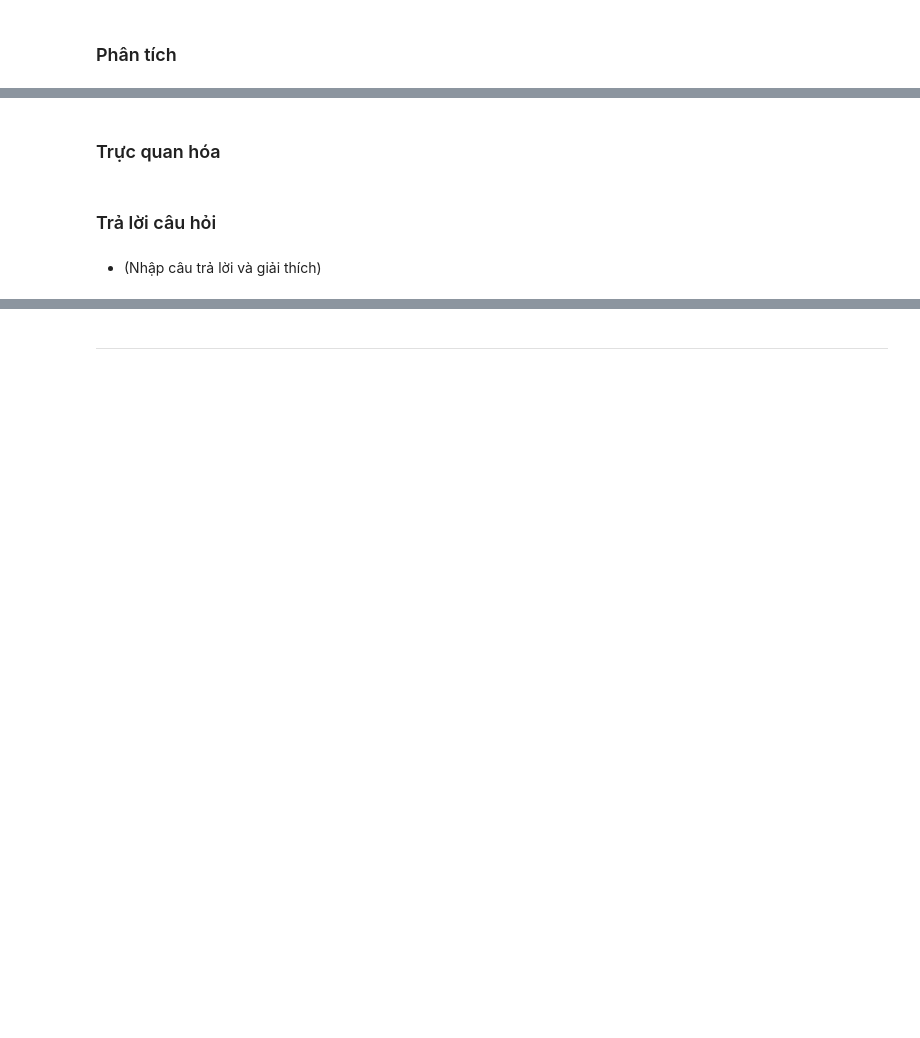
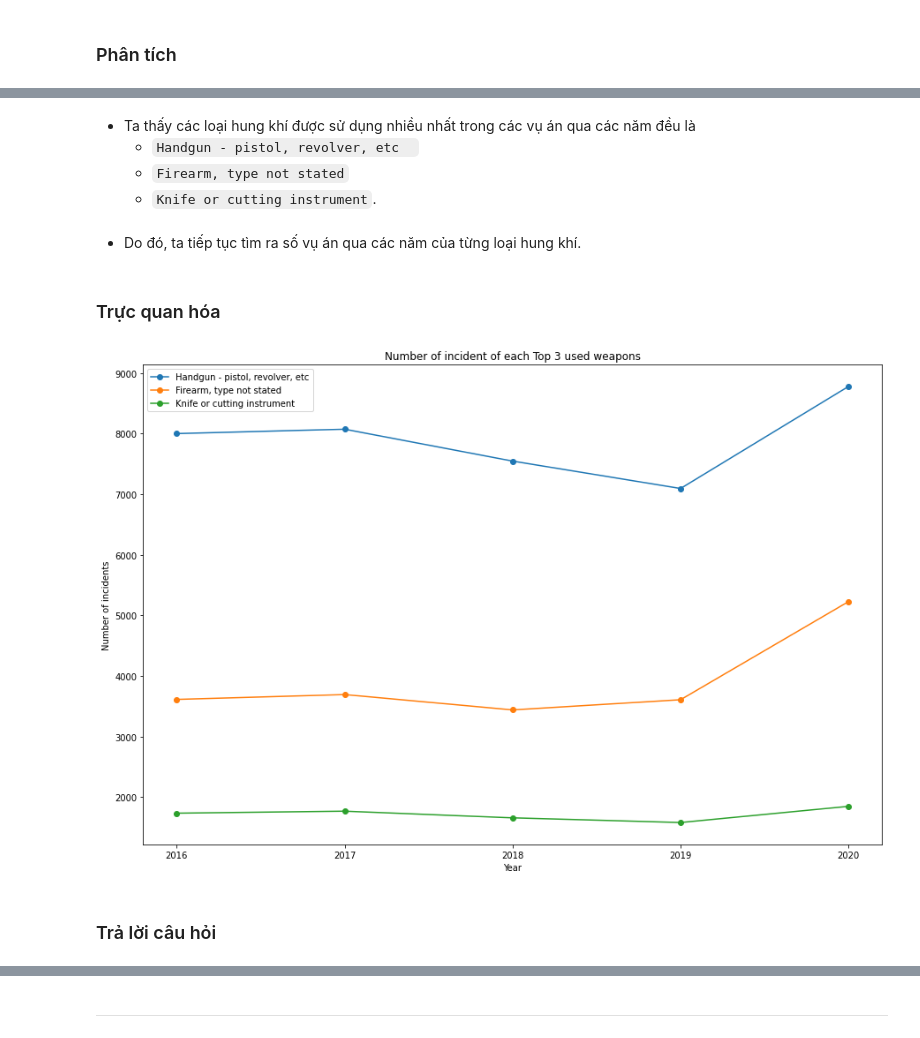
Before and after one commit to SangPhan852/P4DS_Project, a Jupyter notebook: 20127288_20127613.ipynb, the cells around one changed output, grey strips where cells are left out. Drawn from its saved outputs; the diff is of its cells as text; code cells hidden in the pictures; blank space fills up the shorter version.

```diff
--- a/20127288_20127613.ipynb
+++ b/20127288_20127613.ipynb
@@ -75,5 +75,5 @@ Mỗi dòng là thông tin của 1 vụ án bao gồm thời gian, địa điể
 # %% [markdown]
 - Thực hiện xóa các dòng bị trùng lắp do trong đó có nhiều nạn nhân liên quan tới cùng 1 vụ án.
 # %%
-homi_df = homi_df.drop_duplicates()
+# homi_df = homi_df.drop_duplicates()
 # %%
@@ -377,4 +368,14 @@ homi_df
 # %% [markdown]
 ### Tiền xử lý
+# %%
+duplicated = homi_df['ID'].duplicated()
+duplicated = duplicated[duplicated==True].index
+homi_df_unique = homi_df.drop(duplicated, axis = 0).reset_index()
 # %% [markdown]
 ### Phân tích
+# %%
+weapon_df = homi_df_unique[['ID', 'Year', 'Weapon']].copy()
+count = pd.DataFrame(weapon_df.groupby(['Year', 'Weapon']).size().rename('Count')).reset_index()
+
+top_3_weapon = count.groupby('Year').apply(lambda x: x.nlargest(3, 'Count')).reset_index(drop=True)
+top_3_weapon
@@ -381,6 +399,30 @@ homi_df
+# %% [markdown]
+- Ta thấy các loại hung khí được sử dụng nhiều nhất trong các vụ án qua các năm đều là
+    - `Handgun - pistol, revolver, etc	`
+    - `Firearm, type not stated`
+    - `Knife or cutting instrument`.
+# %% [markdown]
+- Do đó, ta tiếp tục tìm ra số vụ án qua các năm của từng loại hung khí.
+# %%
+handgun = top_3_weapon[top_3_weapon['Weapon'] == 'Handgun - pistol, revolver, etc'].drop('Weapon', axis = 1)
+firearm = top_3_weapon[top_3_weapon['Weapon'] == 'Firearm, type not stated'].drop('Weapon', axis = 1)
+knife = top_3_weapon[top_3_weapon['Weapon'] == 'Knife or cutting instrument'].drop('Weapon', axis = 1)
 # %% [markdown]
 ### Trực quan hóa
+# %%
+plt.figure(figsize=(15,10))
+
+plt.plot(handgun['Year'], handgun['Count'], marker = 'o', label = 'Handgun - pistol, revolver, etc')
+plt.plot(firearm['Year'], firearm['Count'], marker = 'o', label = 'Firearm, type not stated')
+plt.plot(knife['Year'], knife['Count'], marker = 'o', label = 'Knife or cutting instrument')
+
+plt.title('Number of incident of each Top 3 used weapons')
+plt.xticks(handgun['Year'])
+plt.xlabel('Year')
+plt.ylabel('Number of incidents')
+plt.legend()
+plt.show()
+# %% [output]
+[figure, added]
 # %% [markdown]
 ### Trả lời câu hỏi
-# %% [markdown]
-- (Nhập câu trả lời và giải thích)
```
Also changed, not shown: parts of 18 cells of this notebook, 1 other file.
